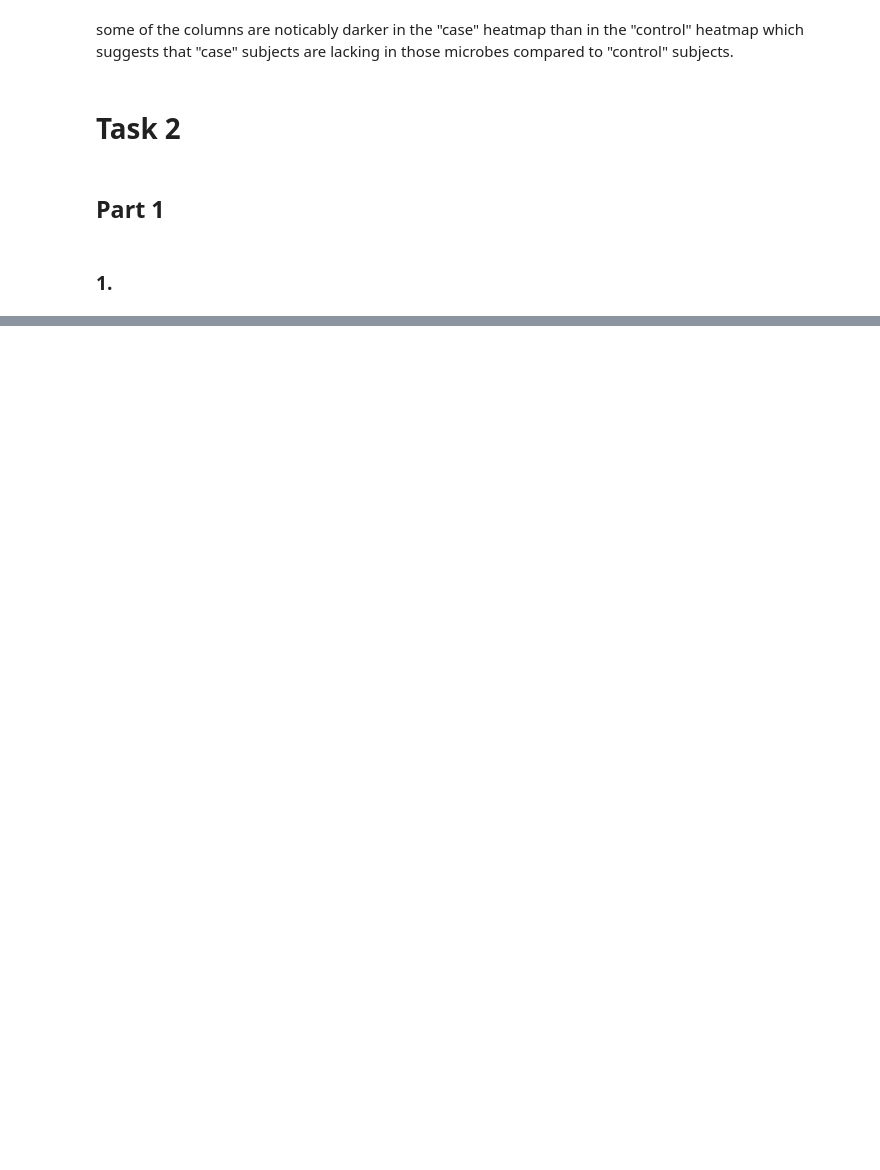
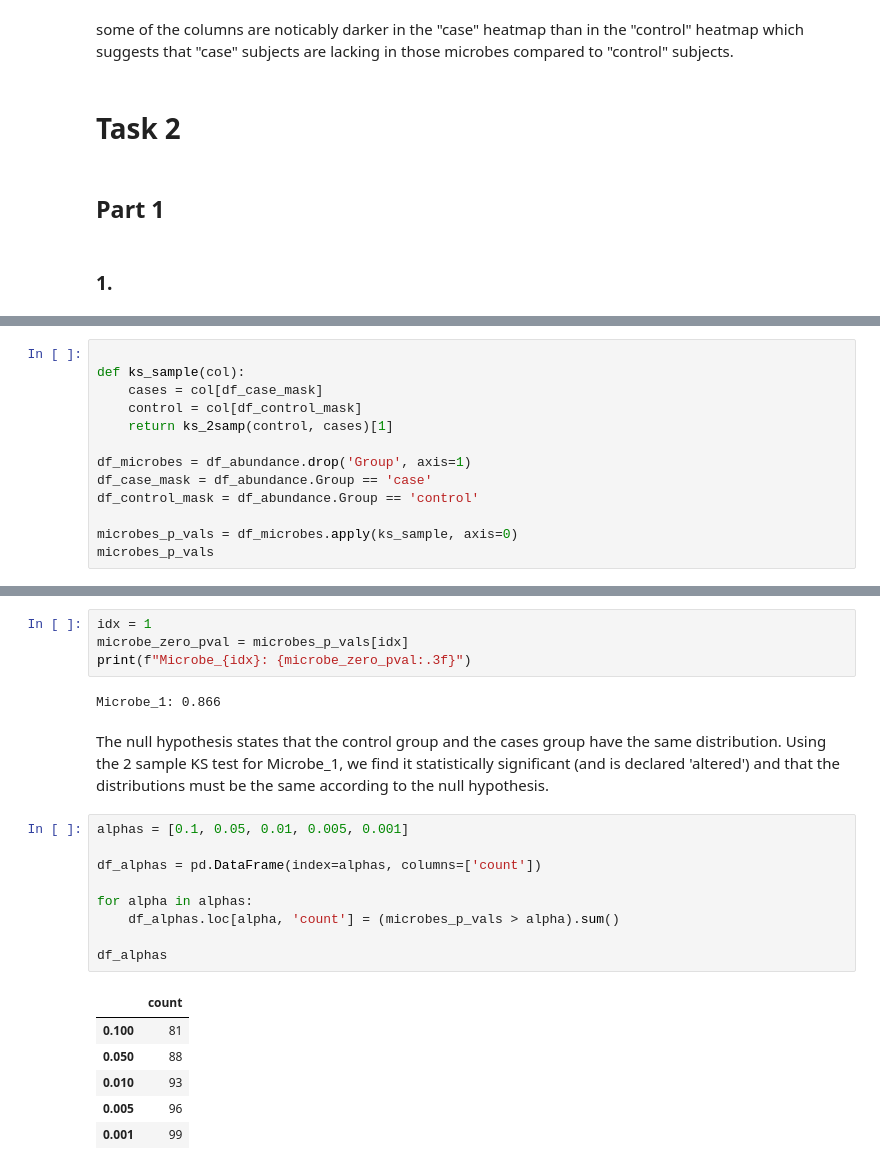
Before and after one commit to ArchieGertsman/ECE471-MP2, a Jupyter notebook: answers.ipynb, the cells around one changed output, grey strips where cells are left out. Saved outputs shown, nothing was run; the diff lists cells and outputs as text; blank space fills up the shorter version.

```diff
--- a/answers.ipynb
+++ b/answers.ipynb
@@ -401,0 +387,13 @@ some of the columns are noticably darker in the "case" heatmap than in the "cont
+# %%
+
+def ks_sample(col):
+    cases = col[df_case_mask]
+    control = col[df_control_mask]
+    return ks_2samp(control, cases)[1]
+
+df_microbes = df_abundance.drop('Group', axis=1)
+df_case_mask = df_abundance.Group == 'case'
+df_control_mask = df_abundance.Group == 'control'
+
+microbes_p_vals = df_microbes.apply(ks_sample, axis=0)
+microbes_p_vals
@@ -401,0 +413,24 @@ some of the columns are noticably darker in the "case" heatmap than in the "cont
+# %%
+idx = 1
+microbe_zero_pval = microbes_p_vals[idx]
+print(f"Microbe_{idx}: {microbe_zero_pval:.3f}")
+# %% [output]
+Microbe_1: 0.866
+# %% [markdown]
+The null hypothesis states that the control group and the cases group have the same distribution. Using the 2 sample KS test for Microbe_1, we find it statistically significant (and is declared 'altered') and that the distributions must be the same according to the null hypothesis.
+# %%
+alphas = [0.1, 0.05, 0.01, 0.005, 0.001]
+
+df_alphas = pd.DataFrame(index=alphas, columns=['count'])
+
+for alpha in alphas:
+    df_alphas.loc[alpha, 'count'] = (microbes_p_vals > alpha).sum()
+
+df_alphas
+# %% [output]
+|  | count |
+| 0.100 | 81 |
+| 0.050 | 88 |
+| 0.010 | 93 |
+| 0.005 | 96 |
+| 0.001 | 99 |
```
Also changed, not shown: parts of 10 cells of this notebook.
